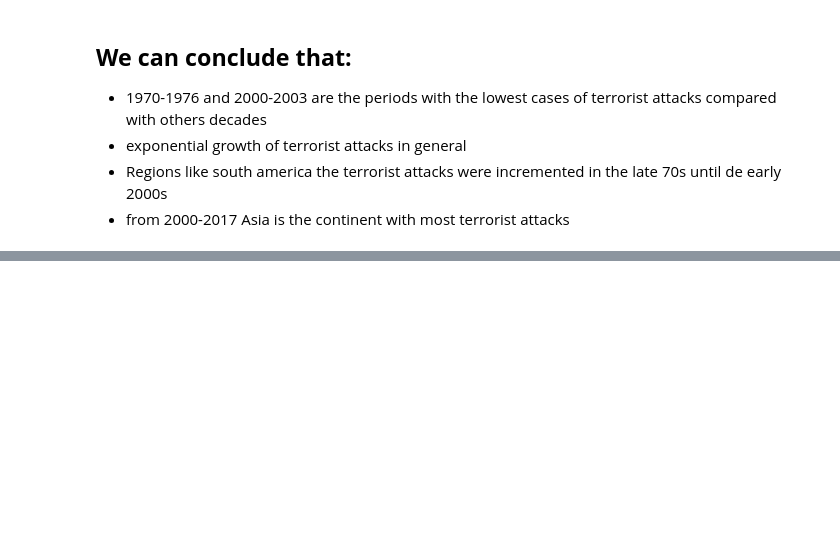
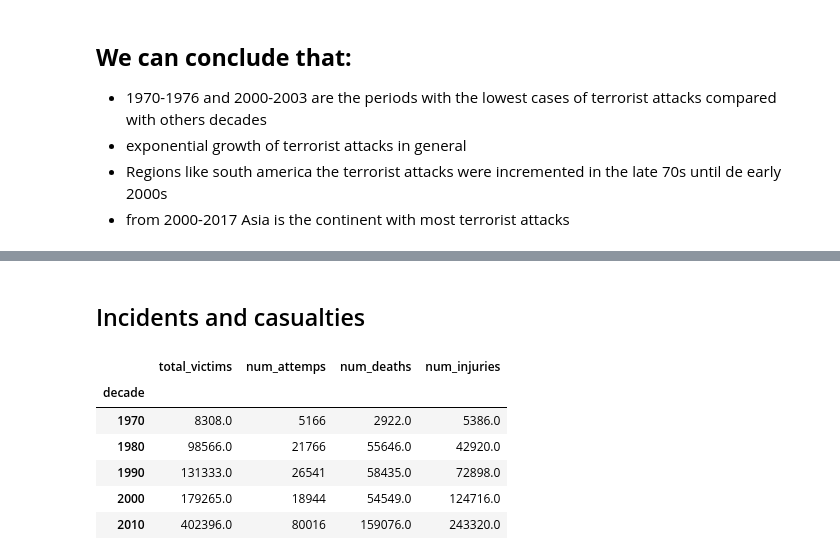
Before and after one commit to byshadowoz/Terrorism_Hotspots, a Jupyter notebook: EDA/EDA_presentation.ipynb, the cells around one changed output, grey strips where cells are left out. Saved outputs shown, nothing was run; the diff lists cells and outputs as text; code cells hidden in the pictures; blank space fills up the shorter version.

```diff
--- a/EDA/EDA_presentation.ipynb
+++ b/EDA/EDA_presentation.ipynb
@@ -105,0 +127,12 @@ fig.show()
+# %%
+df_casualties_country = df_nonan.groupby(['country_txt', 'iyear']).agg(
+        num_deaths=('nkill', 'sum'),
+        num_injuries=('nwound', 'sum'),
+        latitude=('latitude', 'mean'),
+        num_attemps=('eventid', 'count'),
+        longitude=('longitude', 'mean')).reset_index()
+
+df_casualties_country['iyear'] = df_casualties_country['iyear'].astype(int)
+df_casualties_country = df_casualties_country.sort_values('iyear')
+df_casualties_country['total_victims'] = df_casualties_country['num_deaths'] + df_casualties_country['num_injuries']
+df_casualties_country.info()
@@ -105,0 +193,2 @@ fig.show()
+# %% [markdown]
+## Incidents and casualties
@@ -105,0 +237,17 @@ fig.show()
+# %%
+df_casualties_country['decade'] = (df_casualties_country['iyear'] // 10) * 10
+df = df_casualties_country.groupby(['decade']).agg(
+    total_victims=('total_victims', 'sum'),
+    num_attemps=('num_attemps', 'sum'),
+    num_deaths=('num_deaths', 'sum'),
+    num_injuries=('num_injuries', 'sum')
+)
+df
+# %% [output]
+|  | total_victims | num_attemps | num_deaths | num_injuries |
+| decade |  |  |  |  |
+| 1970 | 8308.0 | 5166 | 2922.0 | 5386.0 |
+| 1980 | 98566.0 | 21766 | 55646.0 | 42920.0 |
+| 1990 | 131333.0 | 26541 | 58435.0 | 72898.0 |
+| 2000 | 179265.0 | 18944 | 54549.0 | 124716.0 |
+| 2010 | 402396.0 | 80016 | 159076.0 | 243320.0 |
```
Also changed, not shown: parts of 11 cells of this notebook.
